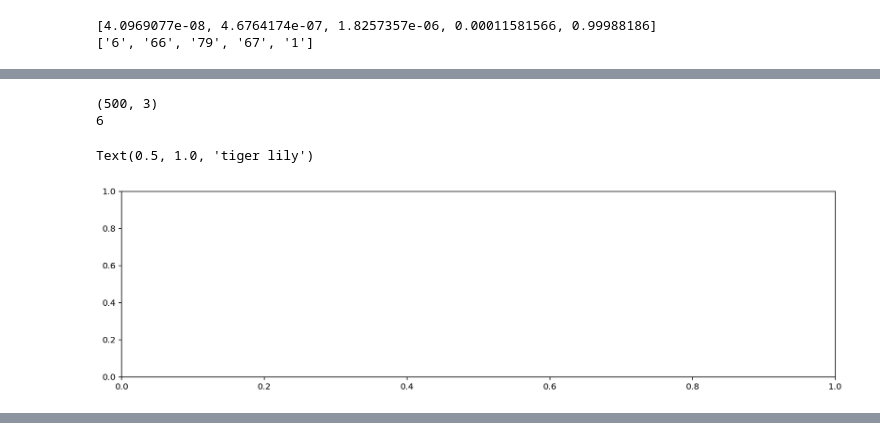
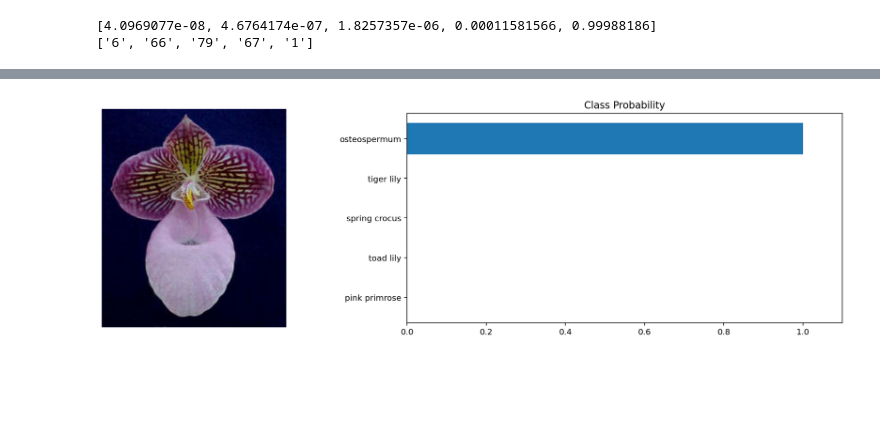
Before and after one commit to davidjentjens/flower_classifier, a Jupyter notebook: Project_Image_Classifier_Project.ipynb, the cells around one changed output, grey strips where cells are left out. Saved outputs shown, nothing was run; the diff lists cells and outputs as text; code cells hidden in the pictures; blank space fills up the shorter version.

```diff
--- a/Project_Image_Classifier_Project.ipynb
+++ b/Project_Image_Classifier_Project.ipynb
@@ -475,49 +475,44 @@ In the cell below use `matplotlib` to plot the input image alongside the probabi
 <img src='assets/inference_example.png' width=600px>
 
 You can convert from the class integer labels to actual flower names using `class_names`.
-# %%
-# TODO: Plot the input image along with the top 5 classes
-reduced_class_names = class_names
-
-#for class_name in class_names:
-#    if class_name.key in classes
-
-image_path = './test_images/hard-leaved_pocket_orchid.jpg'
-image_raw = Image.open(image_path)
-image = np.asarray(image_raw)
-
-probs, classes = predict(image_path, model, 5)
-
-probs = model.predict(image_batch)
-first_image = image.squeeze()[0]
-first_label = classes[0]
-
-print(first_image.shape)
-print(first_label)
-
-fig = plt.subplots(figsize=(15,4))
-
-ax1.imshow(first_image, cmap = plt.cm.binary)
-ax1.axis('off')
-ax1.set_title(reduced_class_names[str(first_label)])
-# %% [output]
-(500, 3)
-6
-Text(0.5, 1.0, 'tiger lily')
-[figure, removed]
 # %%
-fig, (ax1, ax2) = plt.subplots(figsize=(15,4), ncols=2)
+# TODO: Plot the input image along with the top 5 classes
+image_path = './test_images/hard-leaved_pocket_orchid.jpg'
+test_images = [
+    {'path': './test_images/hard-leaved_pocket_orchid.jpg',
+     'name': 'hard-leaved pocket orchid'},
+    {'path': './test_images/cautleya_spicata.jpg',
+     'name': 'cautleya spicata'},
+    {'path': './test_images/orange_dahlia.jpg',
+     'name': 'orange dahlia'},
+    {'path': './test_images/wild_pansy.jpg',
+     'name': 'wild pansy'}
+]
 
-ax1.imshow(first_image, cmap = plt.cm.binary)
-ax1.axis('off')
-ax1.set_title(reduced_class_names[str(first_label)])
 
-ax2.barh(np.arange(len(classes)), probs)
-ax2.set_aspect(0.1)
-ax2.set_yticks(np.arange(len(classes))
-ax2.set_yticklabels(reduced_class_names, size='small');
-ax2.set_title('Class Probability')
-ax2.set_xlim(0, 1.1)
+for test_image in test_images:
+    image_raw = Image.open(test_image['path'])
+    image = np.asarray(image_raw)
 
-plt.tight_layout()
+    probs, classes = predict(image_path, model, 5)
+
+    reduced_class_names = {}
+
+    for key_label, value_label in class_names.items():
+        if key_label in classes:
+            reduced_class_names[key_label] = class_names[key_label]
+
+    fig, (ax1, ax2) = plt.subplots(figsize=(15,4), ncols=2)
+
+    ax1.imshow(image.squeeze(), cmap = plt.cm.binary)
+    ax1.axis('off')
+
+    ax2.barh(np.arange(len(reduced_class_names)), probs)
+    ax2.set_aspect(0.1)
+    ax2.set_yticks(np.arange(len(reduced_class_names)))
+    ax2.set_yticklabels(reduced_class_names.values(), size='medium');
+    ax2.set_title('Class Probability')
+    ax2.set_xlim(0, 1.1)
+
+    plt.tight_layout()
 # %% [output]
@@ -524,0 +519 @@ SyntaxError: invalid syntax (<ipython-input-170-8197271e2cbc>, line 10)
+[figure, added]
```
Also changed, not shown: parts of 1 cell of this notebook.
